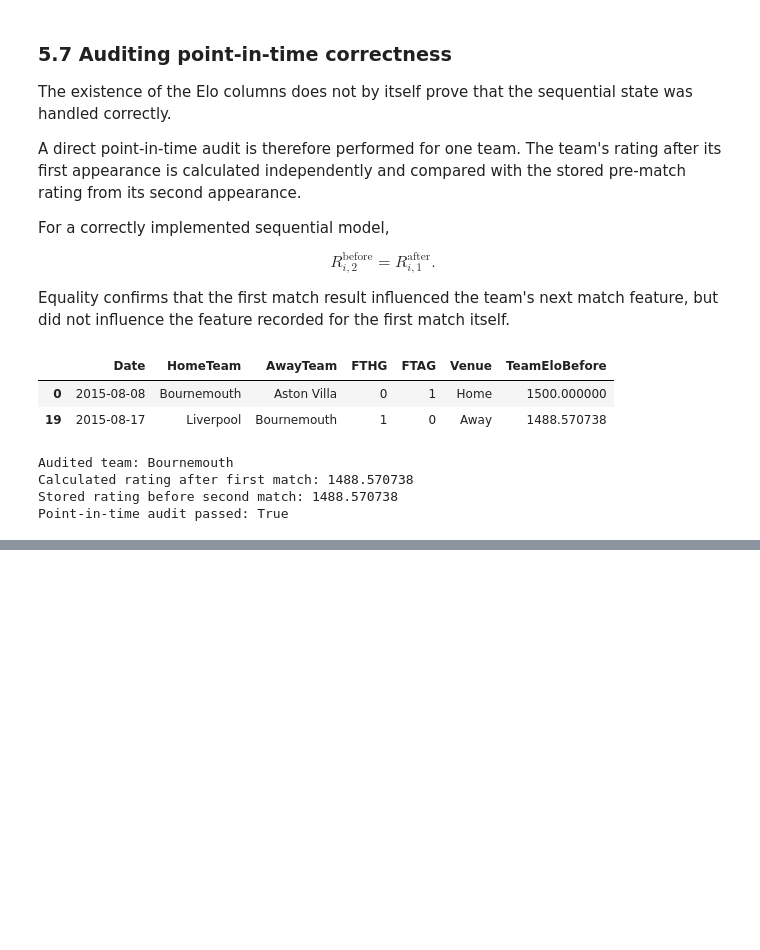
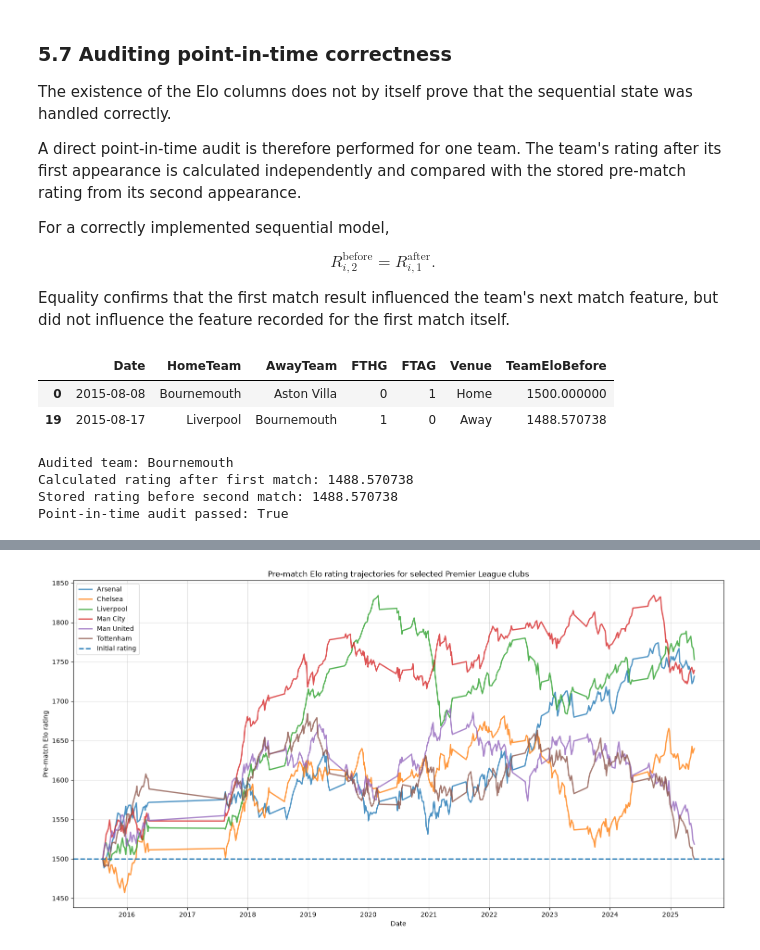
Before and after one commit to kieranforkan/premier-league-probability-engine, a Jupyter notebook: notebooks/02_feature_engineering.ipynb, the cells around one changed output, grey strips where cells are left out. Drawn from its saved outputs; the diff is of its cells as text; code cells hidden in the pictures; blank space fills up the shorter version.

Commit message:
Build and validate pre-match Elo features

```diff
--- a/notebooks/02_feature_engineering.ipynb
+++ b/notebooks/02_feature_engineering.ipynb
@@ -769,0 +834,52 @@ Point-in-time audit passed: True
+# %%
+selected_teams = [
+    "Arsenal",
+    "Chelsea",
+    "Liverpool",
+    "Man City",
+    "Man United",
+    "Tottenham",
+]
+
+available_teams = set(elo_long["Team"].unique())
+missing_selected_teams = [
+    team
+    for team in selected_teams
+    if team not in available_teams
+]
+
+assert not missing_selected_teams, (
+    f"Team names not found: {missing_selected_teams}"
+)
+
+plt.figure(figsize=(15, 8))
+
+for team in selected_teams:
+    team_history = elo_long.loc[
+        elo_long["Team"] == team
+    ].sort_values("Date")
+
+    plt.plot(
+        team_history["Date"],
+        team_history["EloBefore"],
+        label=team,
+        linewidth=2,
+        alpha=0.8,
+    )
+
+plt.axhline(
+    initial_rating,
+    linestyle="--",
+    linewidth=2,
+    label="Initial rating",
+)
+
+plt.title("Pre-match Elo rating trajectories for selected Premier League clubs")
+plt.xlabel("Date")
+plt.ylabel("Pre-match Elo rating")
+plt.legend()
+plt.grid(alpha=0.4)
+plt.tight_layout()
+plt.show()
+# %% [output]
+[figure, added]
```
Also changed, not shown: parts of 5 cells of this notebook.
